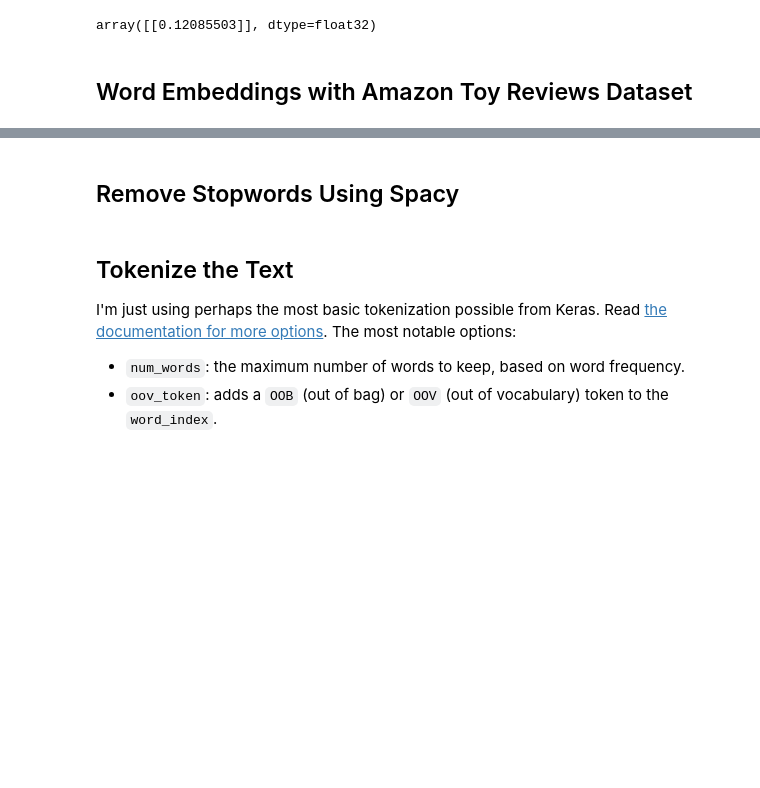
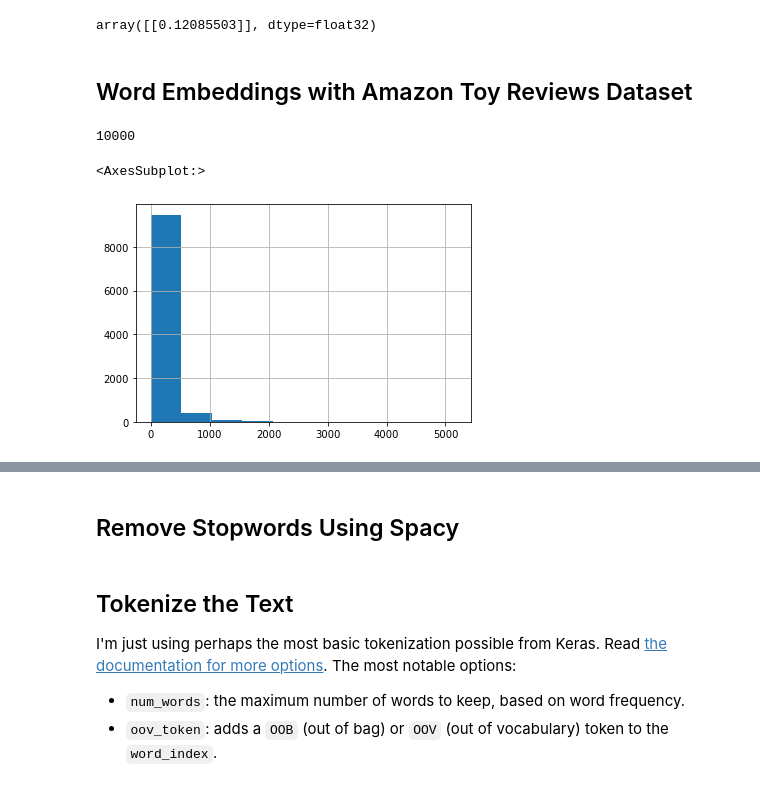
Before and after one commit to siqinyan/dso-560-nlp-text-analytics, a Jupyter notebook: week7/2_Deep_Learning_with_Word_Embeddings.ipynb, the cells around one changed output, grey strips where cells are left out. Drawn from its saved outputs; the diff is of its cells as text; code cells hidden in the pictures; blank space fills up the shorter version.

```diff
--- a/week7/2_Deep_Learning_with_Word_Embeddings.ipynb
+++ b/week7/2_Deep_Learning_with_Word_Embeddings.ipynb
@@ -487,3 +488,15 @@ sampled_bad_reviews = bad_reviews[:NUM_SAMPLES]
 
 docs = sampled_good_reviews + sampled_bad_reviews
 labels = np.concatenate([np.ones(NUM_SAMPLES), np.zeros(NUM_SAMPLES)])
+# %%
+len(docs)
+# %% [output]
+10000
+# %%
+%matplotlib inline
+import pandas as pd
+
+pd.Series(docs).str.len().hist()
+# %% [output]
+<AxesSubplot:>
+[figure, added]
```
Also changed, not shown: parts of 7 cells of this notebook, 11 other files.
